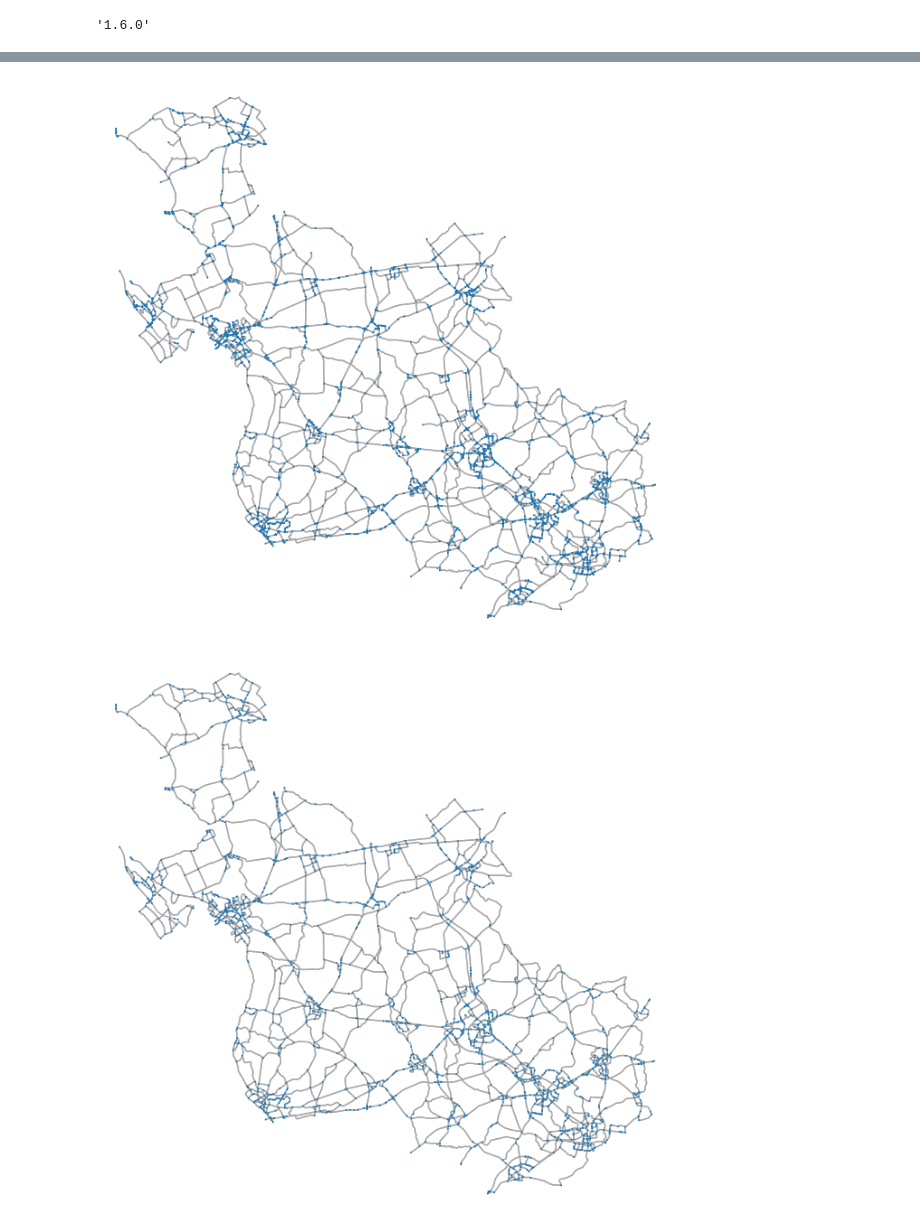
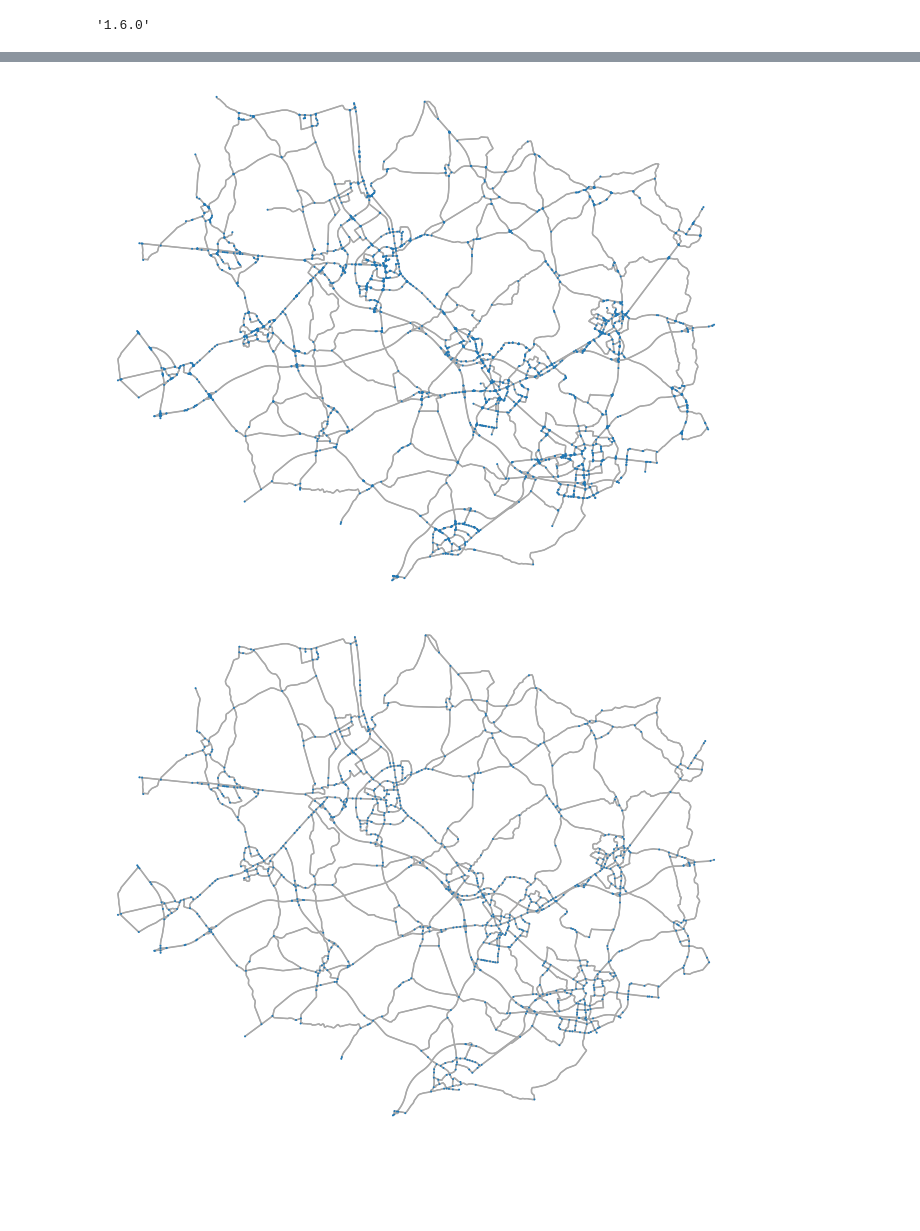
Before and after one commit to springonions-87/bioze_digital_mapping_tool, a Jupyter notebook: clustering/road_network_osm.ipynb, the cells around one changed output, grey strips where cells are left out. Saved outputs shown, nothing was run; the diff lists cells and outputs as text; code cells hidden in the pictures; blank space fills up the shorter version.

Commit message:
osm network notebook changes

```diff
--- a/clustering/road_network_osm.ipynb
+++ b/clustering/road_network_osm.ipynb
@@ -38 +43,5 @@ ox.__version__
+# %%
+twente = twente.to_crs(epsg=4326)
+# %%
+polygon = twente['geometry'].squeeze()
 # %%
@@ -44,21 +51,20 @@ G = ox.graph_from_place('Overijssel', network_type='drive', custom_filter=cf)
+# %%
+# create graph from polygon of Twente
+G = ox.graph_from_polygon(polygon, network_type='drive', custom_filter=cf)
 # %%
 G = ox.project_graph(G, to_crs="EPSG:3857")
 # %%
 fig, ax = ox.plot_graph(G, node_size=2, node_color='tab:blue', edge_linewidth=1, edge_color= 'darkgray', figsize=(8,8), bgcolor='white')
-# n_ped.plot(ax=ax, markersize=45, zorder=5, c=colors)
-# e_ped.plot(ax=ax, color='darkgray', linewidth=3, zorder=0)
-# bgcolor= 'w', node_color='w', node_edgecolor='k', node_size=35,
-#                            node_zorder=3, edge_color=ec, edge_linewidth=3
 # fig.savefig('./notebook_figures/G.eps',format='eps', dpi=1000,bbox_inches="tight")
 # fig.savefig("./notebook_figures/G.png", format = 'png', dpi= 1000, bbox_inches="tight")
 # %% [output]
-[figure, old version]
+[figure, new version]
 # %%
 # consolidate intersection to further simplify the topography of the graph
-G_base = ox.consolidate_intersections(G, tolerance=100, rebuild_graph=True, dead_ends=False)
+G = ox.consolidate_intersections(G, tolerance=100, rebuild_graph=True, dead_ends=False)
 # %%
-fig, ax = ox.plot_graph(G_base, node_size=2, node_color='tab:blue', edge_linewidth=1, edge_color= 'darkgray', figsize=(8,8), bgcolor='white')
-# fig.savefig('./notebook_figures/G_base.eps',format='eps', dpi=1000, bbox_inches="tight")
-# fig.savefig("./G_base.png", format = 'png', dpi= 1000, bbox_inches="tight") #transparent=True
+fig, ax = ox.plot_graph(G, node_size=2, node_color='tab:blue', edge_linewidth=1, edge_color= 'darkgray', figsize=(8,8), bgcolor='white')
+# fig.savefig('./notebook_figures/G.eps',format='eps', dpi=1000, bbox_inches="tight")
+# fig.savefig("./G.png", format = 'png', dpi= 1000, bbox_inches="tight") #transparent=True
 # %% [output]
-[figure, old version]
+[figure, new version]
```
Also changed, not shown: parts of 27 cells of this notebook, 19 other files.
